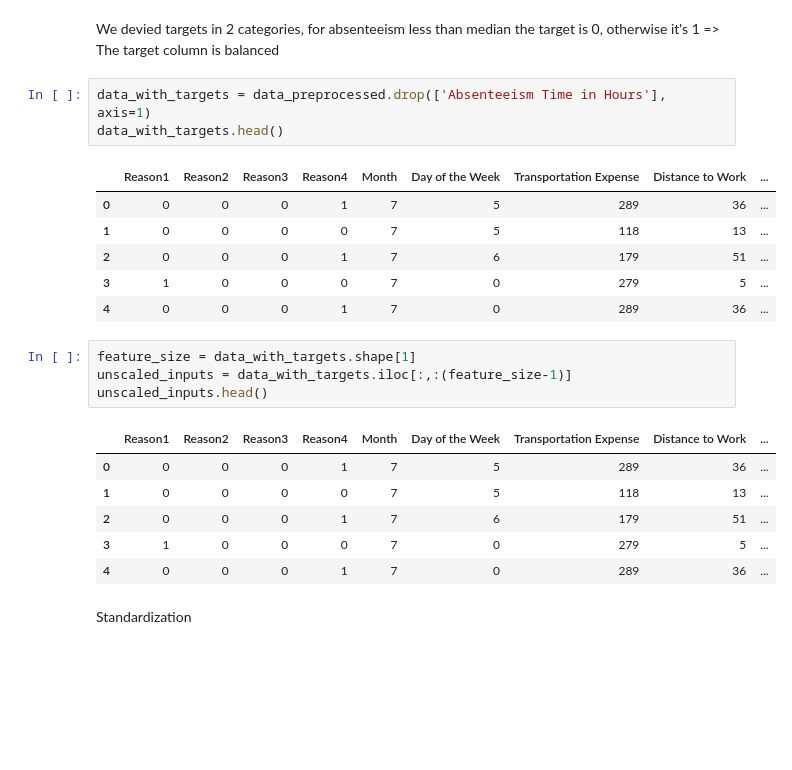
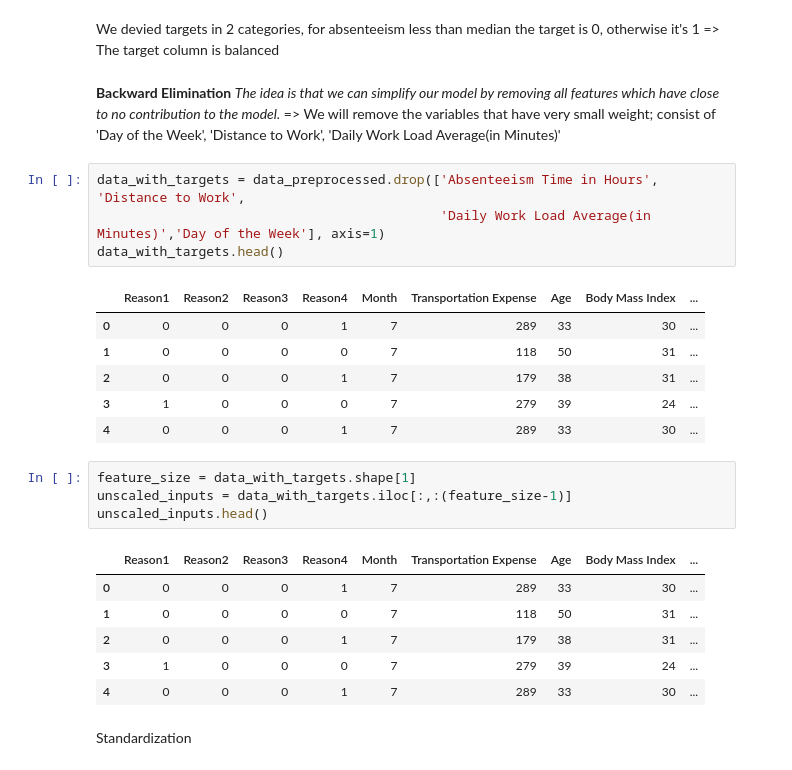
Before and after one commit to sibot89/Absenteeism-Prediction, a Jupyter notebook: Absenteeism_Creating_Model.ipynb, the cells around one changed output. Saved outputs shown, nothing was run; the diff lists cells and outputs as text; blank space fills up the shorter version.

```diff
--- a/Absenteeism_Creating_Model.ipynb
+++ b/Absenteeism_Creating_Model.ipynb
@@ -56,27 +56,32 @@ targets.sum()/targets.shape[0]
 np.float64(0.45571428571428574)
 # %% [markdown]
 We devied targets in 2 categories, for absenteeism less than median the target is 0, otherwise it's 1 => The target column is balanced
+# %% [markdown]
+**Backward Elimination**
+*The idea is that we can simplify our model by removing all features which have close to no contribution to the model.*
+=> We will remove the variables that have very small weight; consist of 'Day of the Week', 'Distance to Work', 'Daily Work Load Average(in Minutes)'
 # %%
-data_with_targets = data_preprocessed.drop(['Absenteeism Time in Hours'], axis=1)
+data_with_targets = data_preprocessed.drop(['Absenteeism Time in Hours', 'Distance to Work',
+                                            'Daily Work Load Average(in Minutes)','Day of the Week'], axis=1)
 data_with_targets.head()
 # %% [output]
-|  | Reason1 | Reason2 | Reason3 | Reason4 | Month | Day of the Week | Transportation Expense | Distance to Work | ... |
-| 0 | 0 | 0 | 0 | 1 | 7 | 5 | 289 | 36 | ... |
-| 1 | 0 | 0 | 0 | 0 | 7 | 5 | 118 | 13 | ... |
-| 2 | 0 | 0 | 0 | 1 | 7 | 6 | 179 | 51 | ... |
-| 3 | 1 | 0 | 0 | 0 | 7 | 0 | 279 | 5 | ... |
-| 4 | 0 | 0 | 0 | 1 | 7 | 0 | 289 | 36 | ... |
+|  | Reason1 | Reason2 | Reason3 | Reason4 | Month | Transportation Expense | Age | Body Mass Index | ... |
+| 0 | 0 | 0 | 0 | 1 | 7 | 289 | 33 | 30 | ... |
+| 1 | 0 | 0 | 0 | 0 | 7 | 118 | 50 | 31 | ... |
+| 2 | 0 | 0 | 0 | 1 | 7 | 179 | 38 | 31 | ... |
+| 3 | 1 | 0 | 0 | 0 | 7 | 279 | 39 | 24 | ... |
+| 4 | 0 | 0 | 0 | 1 | 7 | 289 | 33 | 30 | ... |
 # %%
 feature_size = data_with_targets.shape[1]
 unscaled_inputs = data_with_targets.iloc[:,:(feature_size-1)]
 unscaled_inputs.head()
 # %% [output]
-|  | Reason1 | Reason2 | Reason3 | Reason4 | Month | Day of the Week | Transportation Expense | Distance to Work | ... |
-| 0 | 0 | 0 | 0 | 1 | 7 | 5 | 289 | 36 | ... |
-| 1 | 0 | 0 | 0 | 0 | 7 | 5 | 118 | 13 | ... |
-| 2 | 0 | 0 | 0 | 1 | 7 | 6 | 179 | 51 | ... |
-| 3 | 1 | 0 | 0 | 0 | 7 | 0 | 279 | 5 | ... |
-| 4 | 0 | 0 | 0 | 1 | 7 | 0 | 289 | 36 | ... |
+|  | Reason1 | Reason2 | Reason3 | Reason4 | Month | Transportation Expense | Age | Body Mass Index | ... |
+| 0 | 0 | 0 | 0 | 1 | 7 | 289 | 33 | 30 | ... |
+| 1 | 0 | 0 | 0 | 0 | 7 | 118 | 50 | 31 | ... |
+| 2 | 0 | 0 | 0 | 1 | 7 | 179 | 38 | 31 | ... |
+| 3 | 1 | 0 | 0 | 0 | 7 | 279 | 39 | 24 | ... |
+| 4 | 0 | 0 | 0 | 1 | 7 | 289 | 33 | 30 | ... |
 # %% [markdown]
 Standardization
 # %%
```
Also changed, not shown: parts of 14 cells of this notebook.
